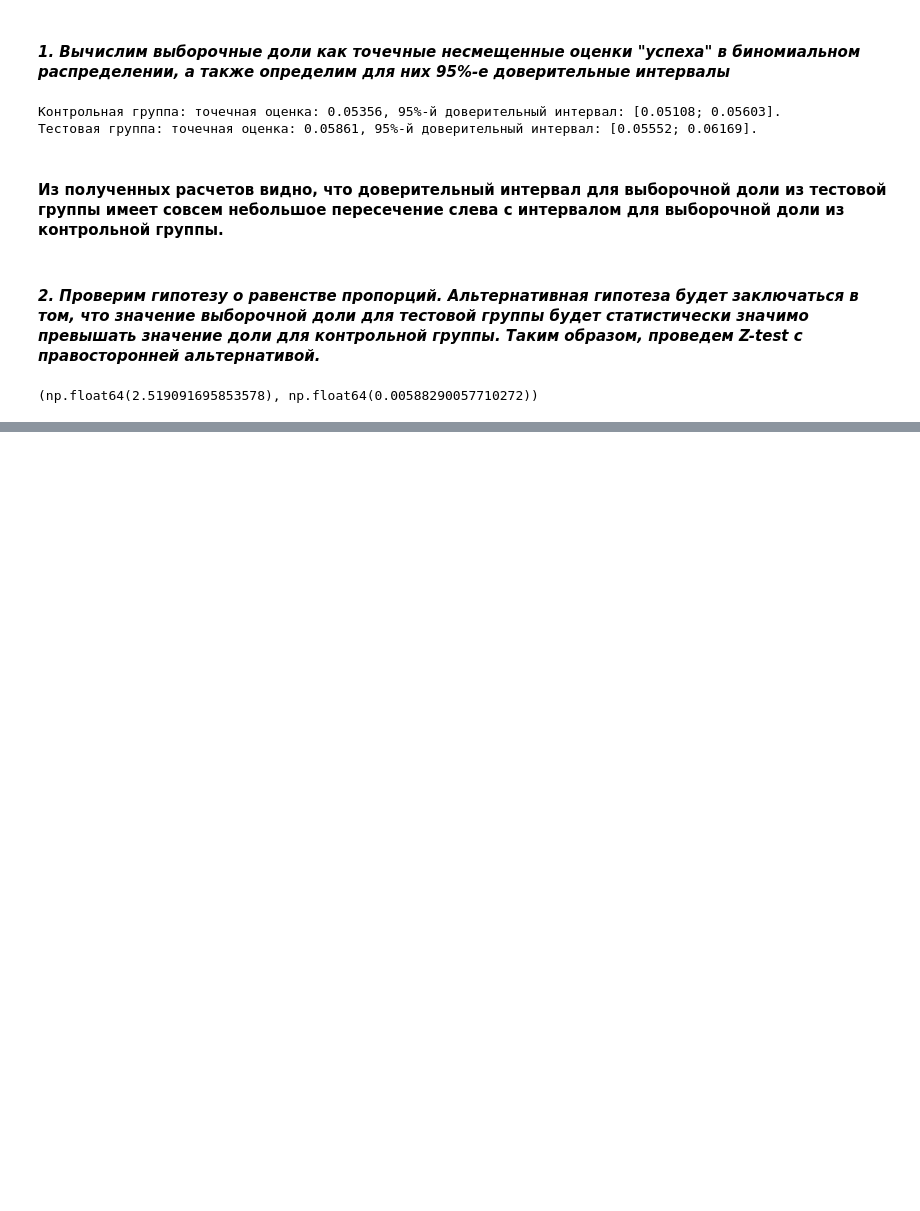
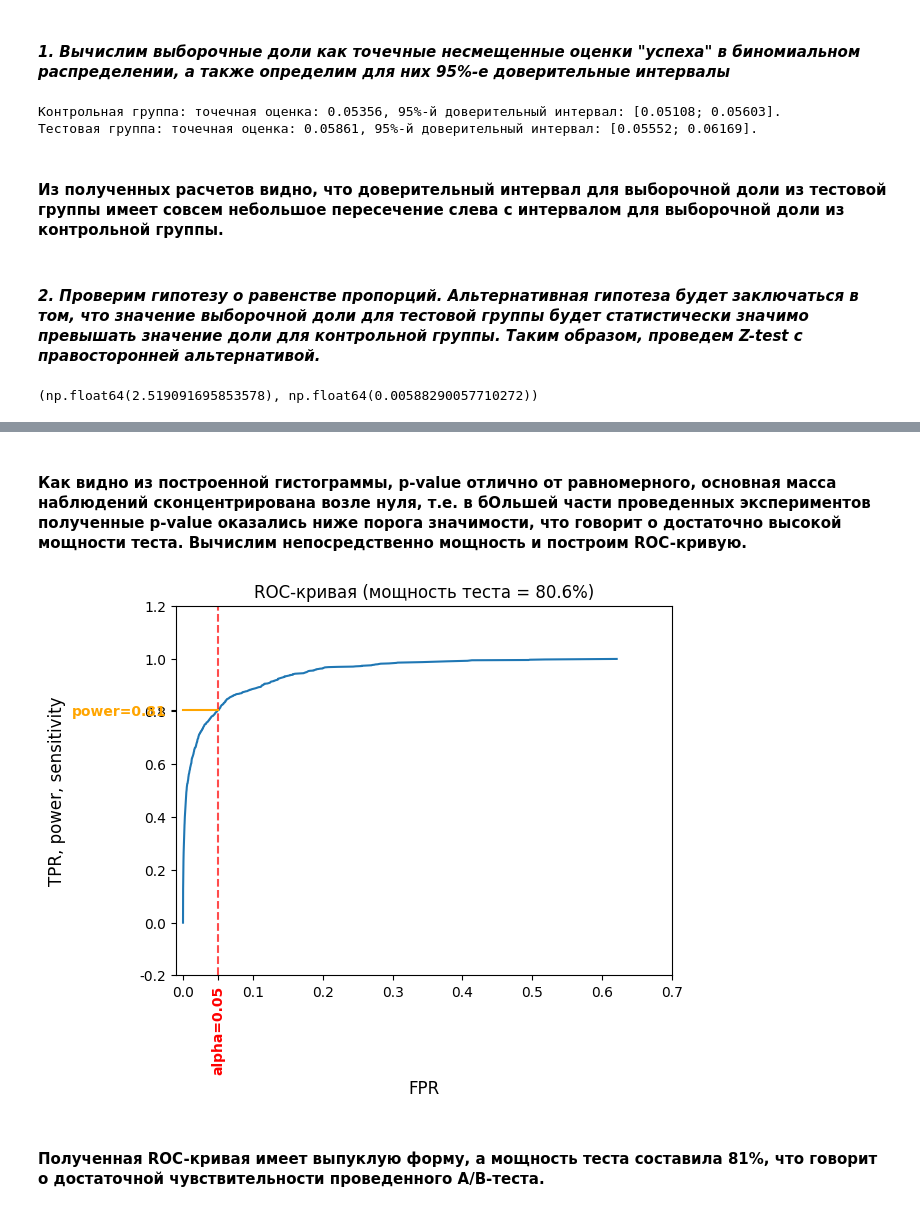
Before and after one commit to witchyburn/ab_test_analysis, a Jupyter notebook: notebooks/ab_analysis.ipynb, the cells around one changed output, grey strips where cells are left out. Drawn from its saved outputs; the diff is of its cells as text; code cells hidden in the pictures; blank space fills up the shorter version.

```diff
--- a/notebooks/ab_analysis.ipynb
+++ b/notebooks/ab_analysis.ipynb
@@ -434,0 +462,50 @@ z_stat, p_value
+# %% [markdown]
+#### Как видно из построенной гистограммы, p-value отлично от равномерного, основная масса наблюдений сконцентрирована возле нуля, т.е. в бОльшей части проведенных экспериментов полученные p-value оказались ниже порога значимости, что говорит о достаточно высокой мощности теста. Вычислим непосредственно мощность и построим ROC-кривую.
+# %%
+alpha = 0.05
+power = np.mean(np.array(pvalues) < alpha)
+
+fig, ax = plt.subplots()
+
+ax.plot(np.sort(pvalues), [i / N for i in range(N)])
+ax.axvline(x=alpha, color='r', linestyle='--', alpha=0.7)
+ax.plot([0, alpha], [power, power], color='orange')
+
+current_xticks = list(ax.get_xticks())
+current_xlabels = [str(round(tick, 1)) for tick in ax.get_xticks()]
+
+if alpha not in current_xticks:
+    current_xticks.append(alpha)
+    current_xlabels.append(f'alpha={alpha:.2f}')
+    ax.set_xticks(current_xticks)
+    ax.set_xticklabels(current_xlabels)
+
+for label in ax.get_xticklabels():
+    if label.get_text() == f'alpha={alpha:.2f}':
+        label.set_color('red')
+        label.set_fontweight('bold')
+        label.set_rotation(90)
+
+current_yticks = list(ax.get_yticks())
+current_ylabels = [str(round(tick, 1)) for tick in ax.get_yticks()]
+
+if power not in current_yticks:
+    current_yticks.append(power)
+    current_ylabels.append(f'power={power:.2f}')
+    ax.set_yticks(current_yticks)
+    ax.set_yticklabels(current_ylabels)
+
+for label in ax.get_yticklabels():
+    if label.get_text() == f'power={power:.2f}':
+        label.set_color('orange')
+        label.set_fontweight('bold')
+
+plt.xlim(-0.01, 0.7)
+plt.xlabel('FPR', fontsize=12)
+plt.ylabel('TPR, power, sensitivity', fontsize=12)
+plt.title(f'ROC-кривая (мощность теста = {(power * 100):.1f}%)', fontsize=12)
+plt.show()
+# %% [output]
+[figure, added]
+# %% [markdown]
+#### Полученная ROC-кривая имеет выпуклую форму, а мощность теста составила 81%, что говорит о достаточной чувствительности проведенного A/B-теста.
```
Also changed, not shown: parts of 9 cells of this notebook, 1 other file.
